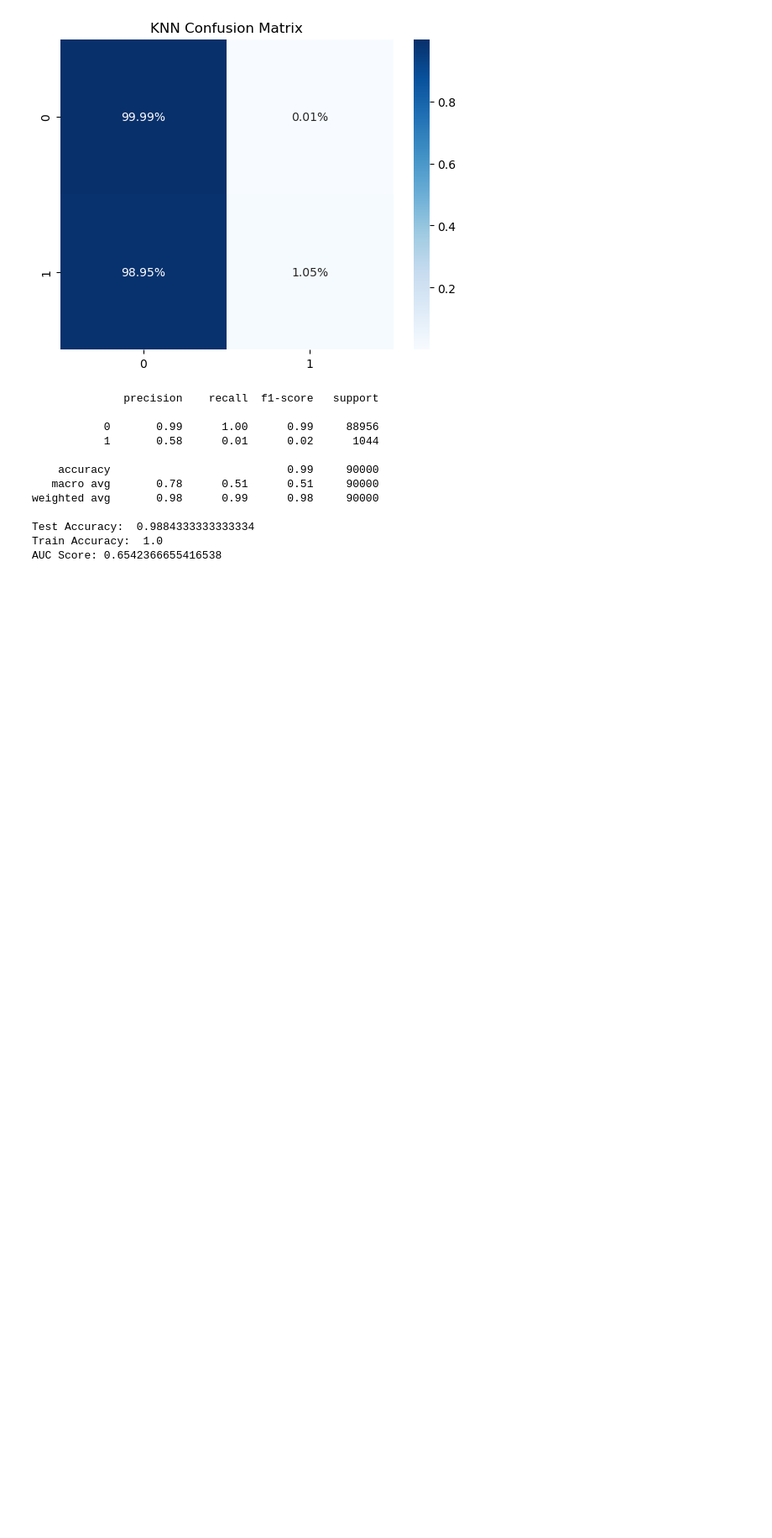
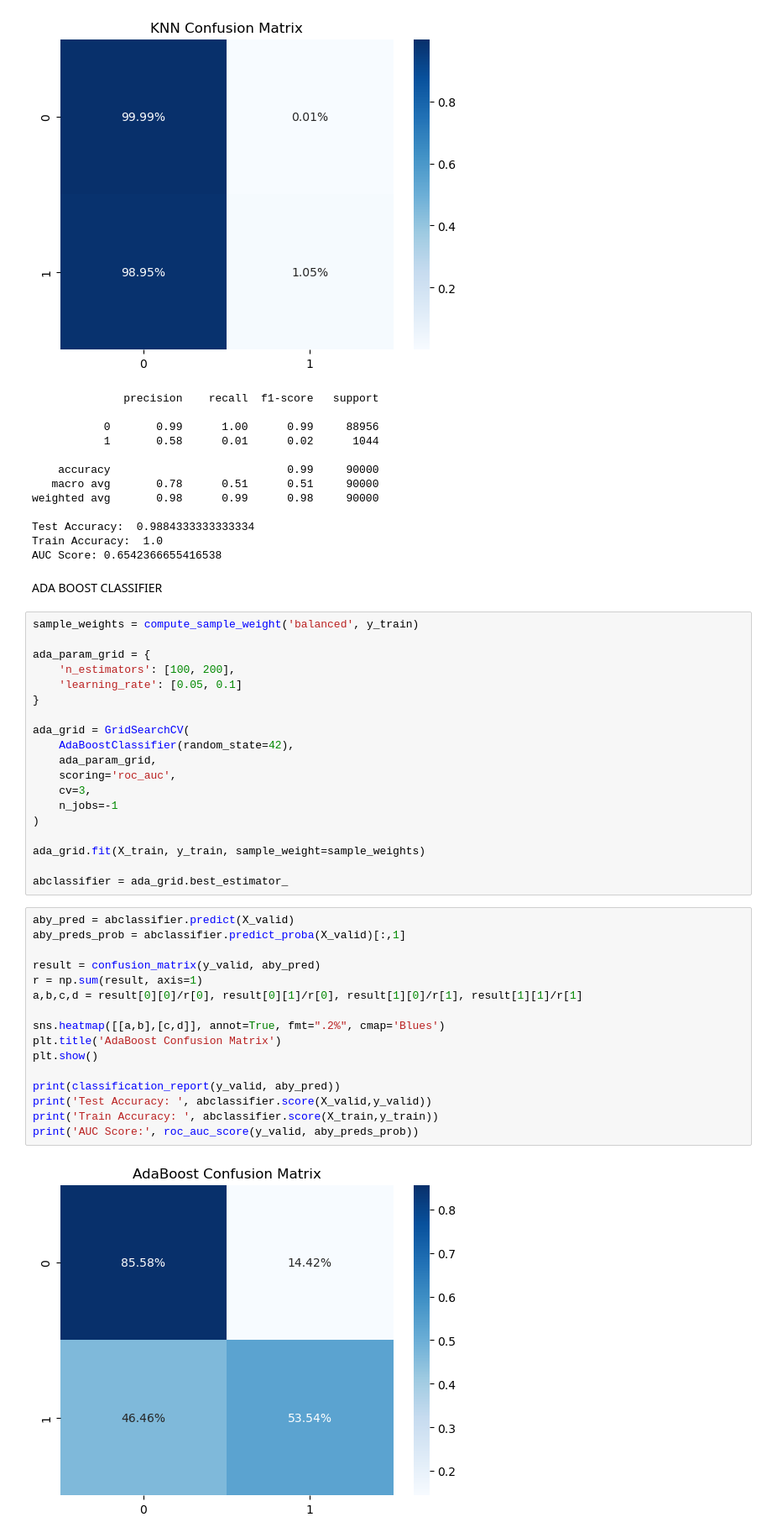
Before and after one commit to Nikhilkaushik7/Rider-churn-cancellation-analytics-, a Jupyter notebook: ride_cancellation.ipynb, the cells around one changed output. Shown at 84% size. Cells and saved outputs as stored; diff of their text form; blank space fills up the shorter version.

Commit message:
ADA prediction also done

```diff
--- a/ride_cancellation.ipynb
+++ b/ride_cancellation.ipynb
@@ -463,3 +445,42 @@ weighted avg       0.98      0.99      0.98     90000
 Test Accuracy:  0.9884333333333334
 Train Accuracy:  1.0
 AUC Score: 0.6542366655416538
+# %% [markdown]
+ADA BOOST CLASSIFIER
+# %%
+sample_weights = compute_sample_weight('balanced', y_train)
+
+ada_param_grid = {
+    'n_estimators': [100, 200],
+    'learning_rate': [0.05, 0.1]
+}
+
+ada_grid = GridSearchCV(
+    AdaBoostClassifier(random_state=42),
+    ada_param_grid,
+    scoring='roc_auc',
+    cv=3,
+    n_jobs=-1
+)
+
+ada_grid.fit(X_train, y_train, sample_weight=sample_weights)
+
+abclassifier = ada_grid.best_estimator_
+# %%
+aby_pred = abclassifier.predict(X_valid)
+aby_preds_prob = abclassifier.predict_proba(X_valid)[:,1]
+
+result = confusion_matrix(y_valid, aby_pred)
+r = np.sum(result, axis=1)
+a,b,c,d = result[0][0]/r[0], result[0][1]/r[0], result[1][0]/r[1], result[1][1]/r[1]
+
+sns.heatmap([[a,b],[c,d]], annot=True, fmt=".2%", cmap='Blues')
+plt.title('AdaBoost Confusion Matrix')
+plt.show()
+
+print(classification_report(y_valid, aby_pred))
+print('Test Accuracy: ', abclassifier.score(X_valid,y_valid))
+print('Train Accuracy: ', abclassifier.score(X_train,y_train))
+print('AUC Score:', roc_auc_score(y_valid, aby_preds_prob))
+# %% [output]
+[figure, added]
```
Also changed, not shown: parts of 2 cells of this notebook.
